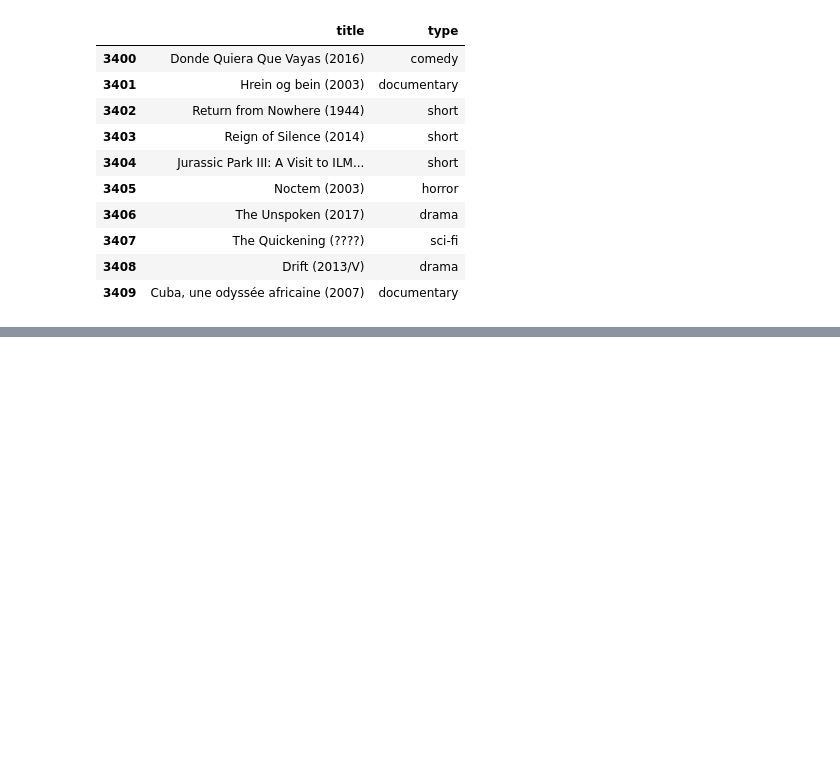
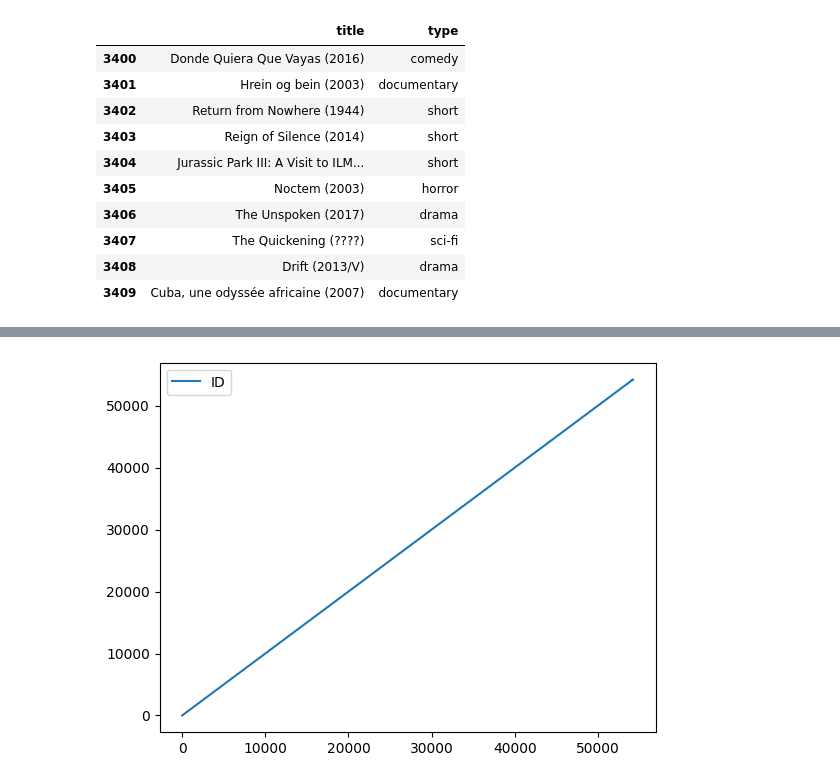
Before and after one commit to beex30/MOVIE_GENRE_PREDICTION, a Jupyter notebook: notebook/eda.ipynb, the cells around one changed output, grey strips where cells are left out. Drawn from its saved outputs; the diff is of its cells as text; code cells hidden in the pictures; blank space fills up the shorter version.

```diff
--- a/notebook/eda.ipynb
+++ b/notebook/eda.ipynb
@@ -164,0 +217,7 @@ combined_data.iloc[3400:3410,1:3]
+# %%
+In [5]: combined_data.plot()
+
+
+In [6]: plt.show()
+# %% [output]
+[figure, added]
```
Also changed, not shown: parts of 8 cells of this notebook.
